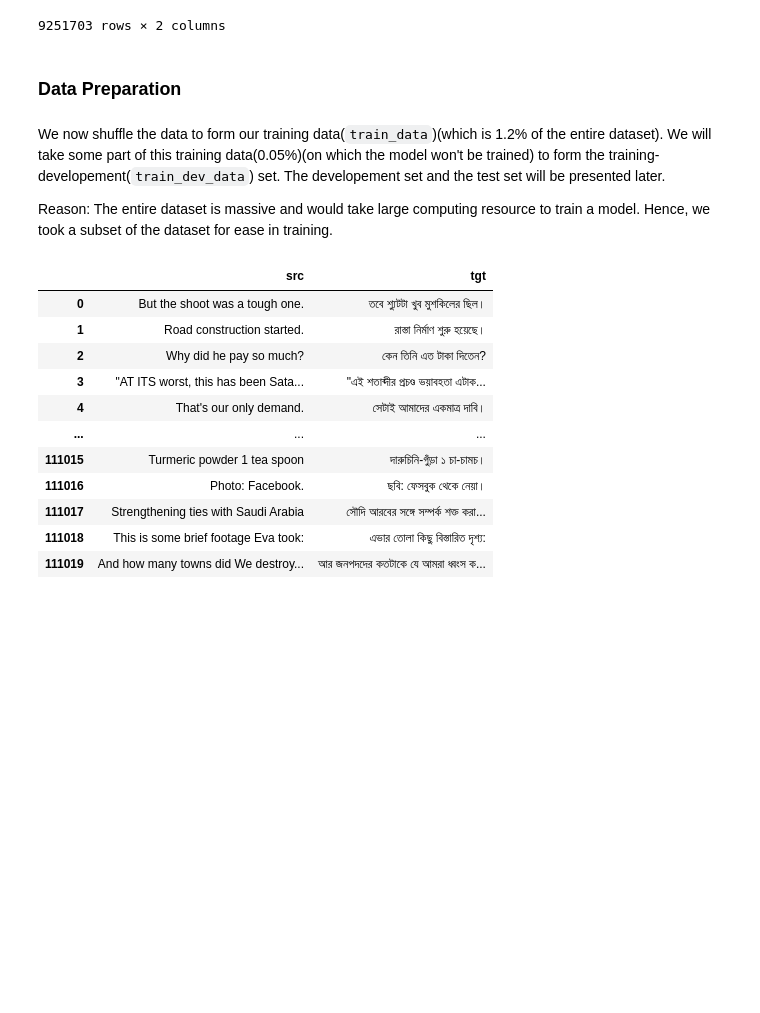
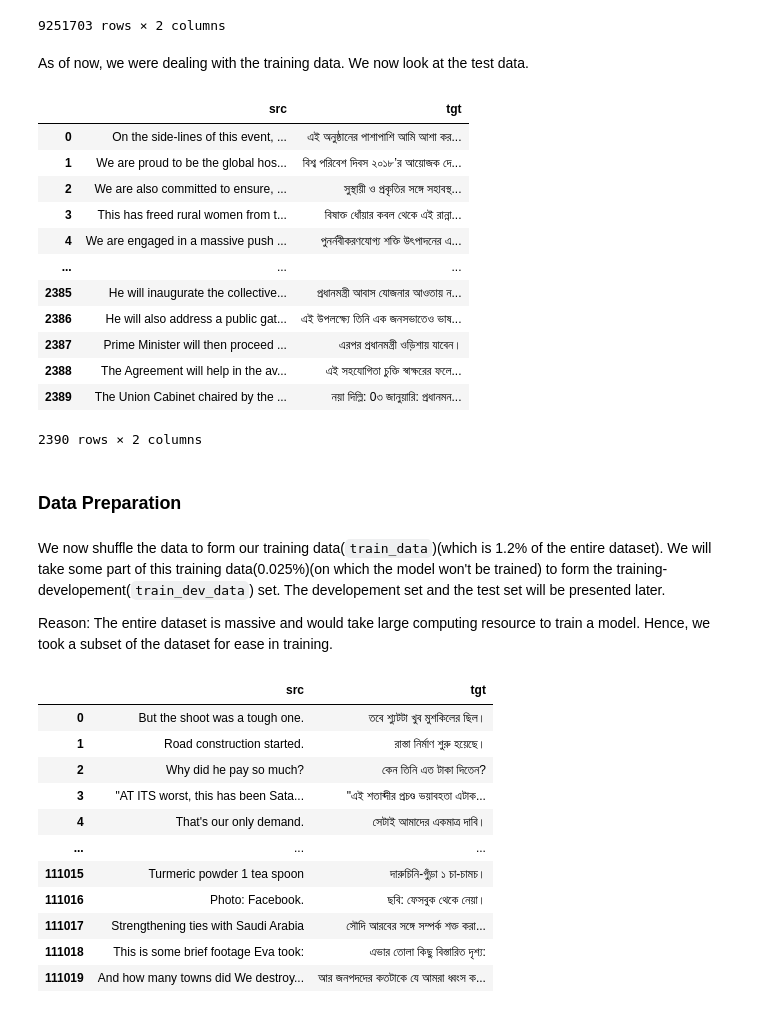
Before and after one commit to RishiDarkDevil/Neural-Machine-Translation-English-Bengali, a Jupyter notebook: Data_Preparation.ipynb, the cells around one changed output. Saved outputs shown, nothing was run; the diff lists cells and outputs as text; code cells hidden in the pictures; blank space fills up the shorter version.

Commit message:
Add test data and test val data for validation

```diff
--- a/Data_Preparation.ipynb
+++ b/Data_Preparation.ipynb
@@ -102,10 +100,31 @@ data
 | 9251701 | Steps are being taken to introduc... | টিআর ও ভিজিএফ এর পরিবর্তে পল্লী র... |
 | 9251702 | I propose to rationalize rates an... | উৎস কর: উৎস করে কয়েকটি ক্ষেত্রে ... |
 9251703 rows × 2 columns
+# %% [markdown]
+As of now, we were dealing with the training data. We now look at the test data.
+# %%
+test_data = pd.read_csv("testdata.csv", header=None)
+test_data.columns =['src', 'tgt']
+# %%
+test_data
+# %% [output]
+|  | src | tgt |
+| 0 | On the side-lines of this event, ... | এই অনুষ্ঠানের পাশাপাশি আমি আশা কর... |
+| 1 | We are proud to be the global hos... | বিশ্ব পরিবেশ দিবস ২০১৮’র আয়োজক দে... |
+| 2 | We are also committed to ensure, ... | সুস্থায়ী ও প্রকৃতির সঙ্গে সহাবস্থ... |
+| 3 | This has freed rural women from t... | বিষাক্ত ধোঁয়ার কবল থেকে এই রান্না... |
+| 4 | We are engaged in a massive push ... | পুনর্নবীকরণযোগ্য শক্তি উৎপাদনের এ... |
+| ... | ... | ... |
+| 2385 | He will inaugurate the collective... | প্রধানমন্ত্রী আবাস যোজনার আওতায় ন... |
+| 2386 | He will also address a public gat... | এই উপলক্ষ্যে তিনি এক জনসভাতেও ভাষ... |
+| 2387 | Prime Minister will then proceed ... | এরপর প্রধানমন্ত্রী ওড়িশায় যাবেন। |
+| 2388 | The Agreement will help in the av... | এই সহযোগিতা চুক্তি স্বাক্ষরের ফলে... |
+| 2389 | The Union Cabinet chaired by the ... | নয়া দিল্লি: 0৩ জানুয়ারি: প্রধানমন... |
+2390 rows × 2 columns
 # %% [markdown]
 ### Data Preparation
 # %% [markdown]
-We now shuffle the data to form our training data(`train_data`)(which is 1.2% of the entire dataset). We will take some part of this training data(0.05%)(on which the model won't be trained) to form the training-developement(`train_dev_data`) set. The developement set and the test set will be presented later.
+We now shuffle the data to form our training data(`train_data`)(which is 1.2% of the entire dataset). We will take some part of this training data(0.025%)(on which the model won't be trained) to form the training-developement(`train_dev_data`) set. The developement set and the test set will be presented later.
 
 Reason: The entire dataset is massive and would take large computing resource to train a model. Hence, we took a subset of the dataset for ease in training.
 # %%
```
Also changed, not shown: parts of 15 cells of this notebook.
